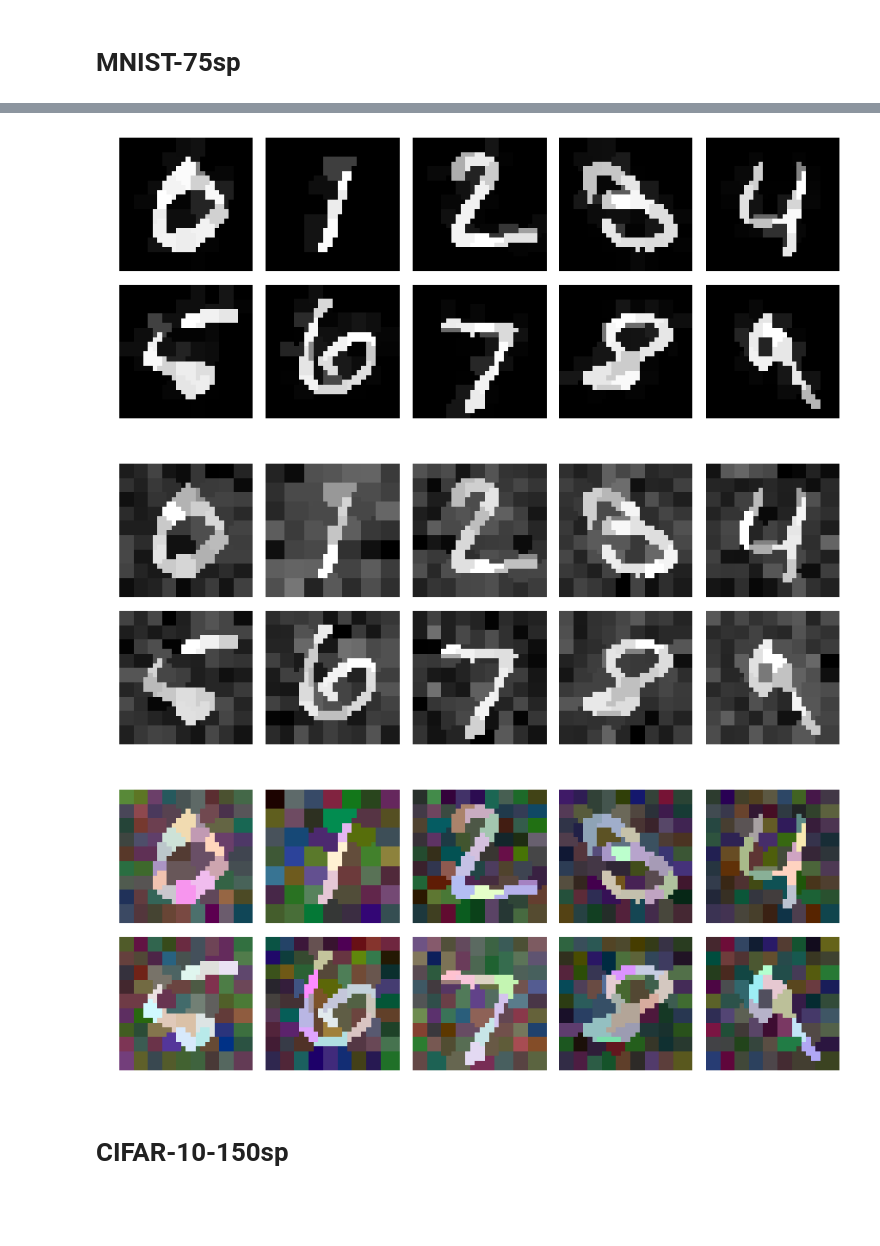
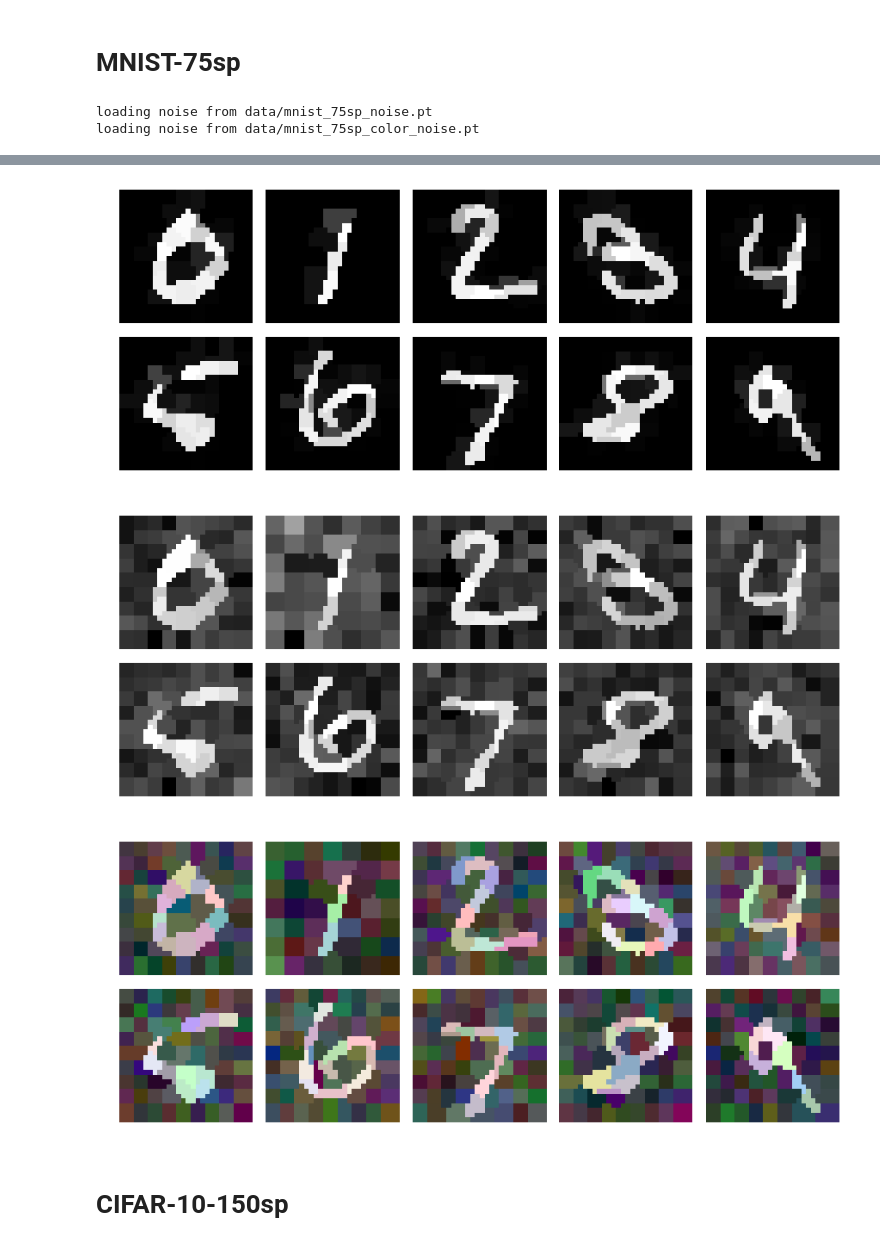
Before and after one commit to bknyaz/graph_attention_pool, a Jupyter notebook: superpixels_visualize.ipynb, the cells around one changed output, grey strips where cells are left out. Drawn from its saved outputs; the diff is of its cells as text; code cells hidden in the pictures; blank space fills up the shorter version.

Commit message:
graph datasets link fixed, mnist noise generation

```diff
--- a/superpixels_visualize.ipynb
+++ b/superpixels_visualize.ipynb
@@ -39,8 +40,8 @@ for i in np.argsort(test_labels):
 # %% [markdown]
 # MNIST
 # %%
-noises = torch.load('data/mnist_noise.pt').numpy().reshape(-1, sz[1], sz[2])
-color_noises = torch.load('data/mnist_color_noise.pt').numpy().reshape(-1, sz[1], sz[2], 3)
+noises = load_save_noise('data/mnist_noise.pt', sz).numpy().reshape(-1, sz[1], sz[2])
+color_noises = load_save_noise('data/mnist_color_noise.pt', (*sz, 3)).numpy().reshape(-1, sz[1], sz[2], 3)
 noise_levels = [0.4, 0.6]
 mn, sd = 0.13, 0.30  # mean, std values for pixel intensities computed for the mnist dataset
 
@@ -73,8 +76,8 @@ for fig_id, img_set in enumerate([images_orig, images_noise, images_color_noise]
 # %% [markdown]
 # MNIST-75sp
 # %%
-noises = torch.load('data/mnist_75sp_noise.pt').numpy()
-color_noises = torch.load('data/mnist_75sp_color_noise.pt').numpy()
+noises = load_save_noise('data/mnist_75sp_noise.pt', (sz[0], 75)).numpy()
+color_noises = load_save_noise('data/mnist_75sp_color_noise.pt', (sz[0], 75, 3)).numpy()
 noise_levels = np.array([0.4, 0.6])
 mn, sd = 0.11, 0.27  # mean, std values for superpixel intensities computed for the MNIST-75sp dataset
 
@@ -92,35 +95,37 @@ for i in ind_sorted:
         img[mask] = (sp_intens - mn) / sd
         img_noise[mask] = (sp_intens - mn) / sd + noise[sp_index] * noise_levels[0]
         img_color_noise[mask] = (sp_intens - mn) / sd + color_noise[sp_index] * noise_levels[1]
 
 
     images_orig.append(images[i])
     images_sp_masks.append(superpixels[i])
     images_sp.append(img)
     images_noise.append(img_noise)
     images_color_noise.append(img_color_noise)
 
 for fig_id, img_set in enumerate([images_orig, images_sp_masks, images_sp, images_noise, images_color_noise]):
     fig = plt.figure(figsize=(15, 6))
     n_cols = 5
     n_rows = 2
     for i in range(n_rows):
         for j in range(n_cols):
             index = i*n_cols + j
             ax = fig.add_subplot(n_rows, n_cols, index + 1)
             if fig_id in [0, 2]:
                 ax.imshow(img_set[index], cmap='gray')
             else:
                 ax.imshow(norm_img(img_set[index]))
             ax.axis('off')
     plt.subplots_adjust(hspace=0.1, wspace=0.1)
     plt.show()
 # %% [output]
+loading noise from data/mnist_75sp_noise.pt
+loading noise from data/mnist_75sp_color_noise.pt
 [figure]
 [figure]
 [figure]
-[figure, old version]
+[figure, new version]
-[figure, old version]
+[figure, new version]
 # %% [markdown]
 # CIFAR-10-150sp
 # %%
```
Also changed, not shown: parts of 3 cells of this notebook, 1 other file.
